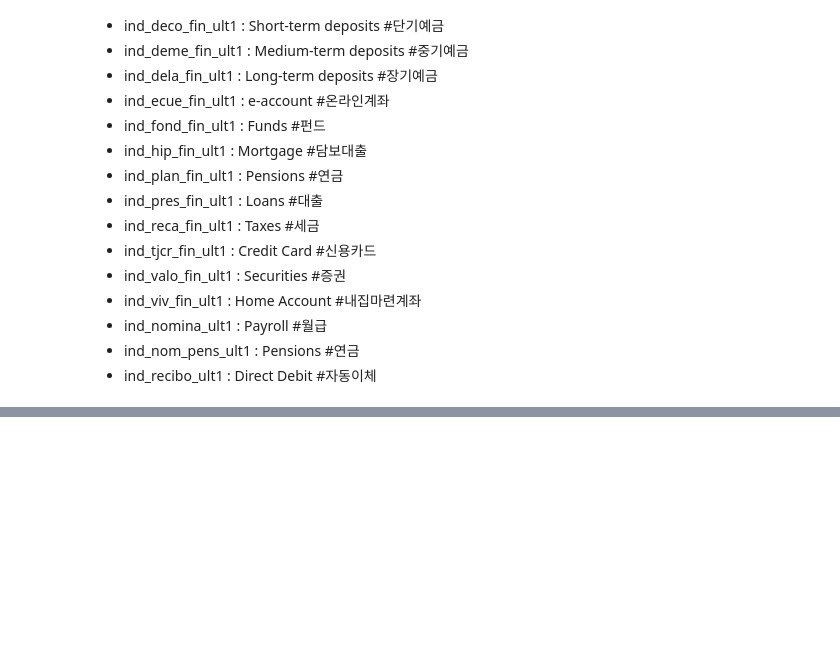
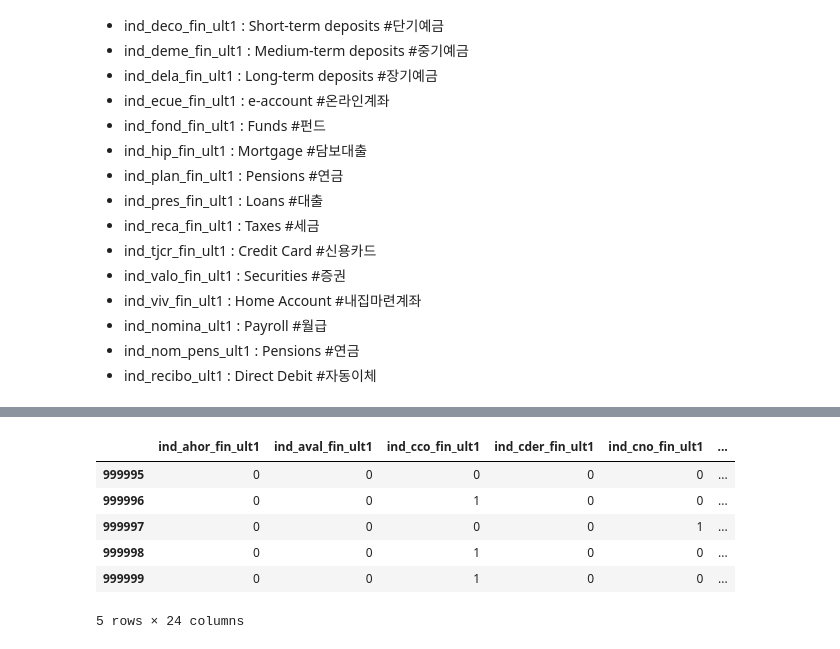
Before and after one commit to byaracho/Kaggle_Project, a Jupyter notebook: Santander_Product_Recommendation/EDA_ver.1_byaracho.ipynb, the cells around one changed output, grey strips where cells are left out. Cells and saved outputs as stored; diff of their text form; code cells hidden in the pictures; blank space fills up the shorter version.

```diff
--- a/Santander_Product_Recommendation/EDA_ver.1_byaracho.ipynb
+++ b/Santander_Product_Recommendation/EDA_ver.1_byaracho.ipynb
@@ -139,0 +234,10 @@ train.describe()
+# %%
+train_y.tail()
+# %% [output]
+|  | ind_ahor_fin_ult1 | ind_aval_fin_ult1 | ind_cco_fin_ult1 | ind_cder_fin_ult1 | ind_cno_fin_ult1 | ... |
+| 999995 | 0 | 0 | 0 | 0 | 0 | ... |
+| 999996 | 0 | 0 | 1 | 0 | 0 | ... |
+| 999997 | 0 | 0 | 0 | 0 | 1 | ... |
+| 999998 | 0 | 0 | 1 | 0 | 0 | ... |
+| 999999 | 0 | 0 | 1 | 0 | 0 | ... |
+5 rows × 24 columns
```
Also changed, not shown: parts of 18 cells of this notebook.
